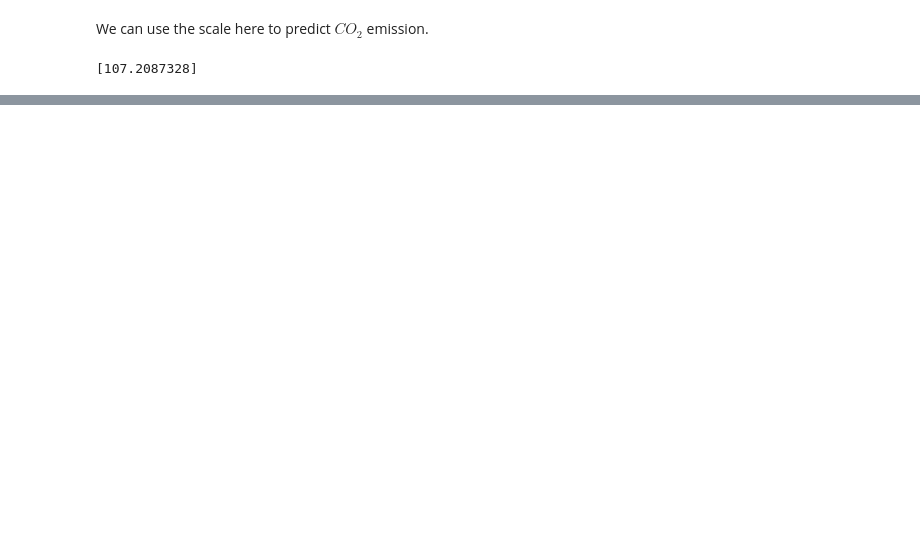
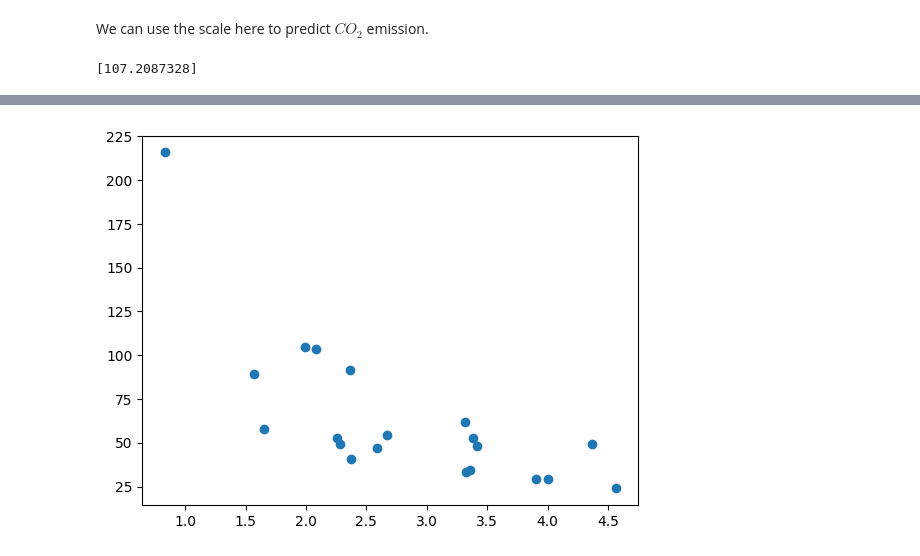
Before and after one commit to amsih/ML-In-Python, a Jupyter notebook: Machine_Learning.ipynb, the cells around one changed output, grey strips where cells are left out. Cells and saved outputs as stored; diff of their text form; code cells hidden in the pictures; blank space fills up the shorter version.

```diff
--- a/Machine_Learning.ipynb
+++ b/Machine_Learning.ipynb
@@ -381,0 +415,6 @@ print(predictedCO2)
+# %%
+# Showing test data
+plt.scatter(test_x, test_y)
+plt.show()
+# %% [output]
+[figure, added]
```
Also changed, not shown: parts of 131 cells of this notebook, 1 other file.
